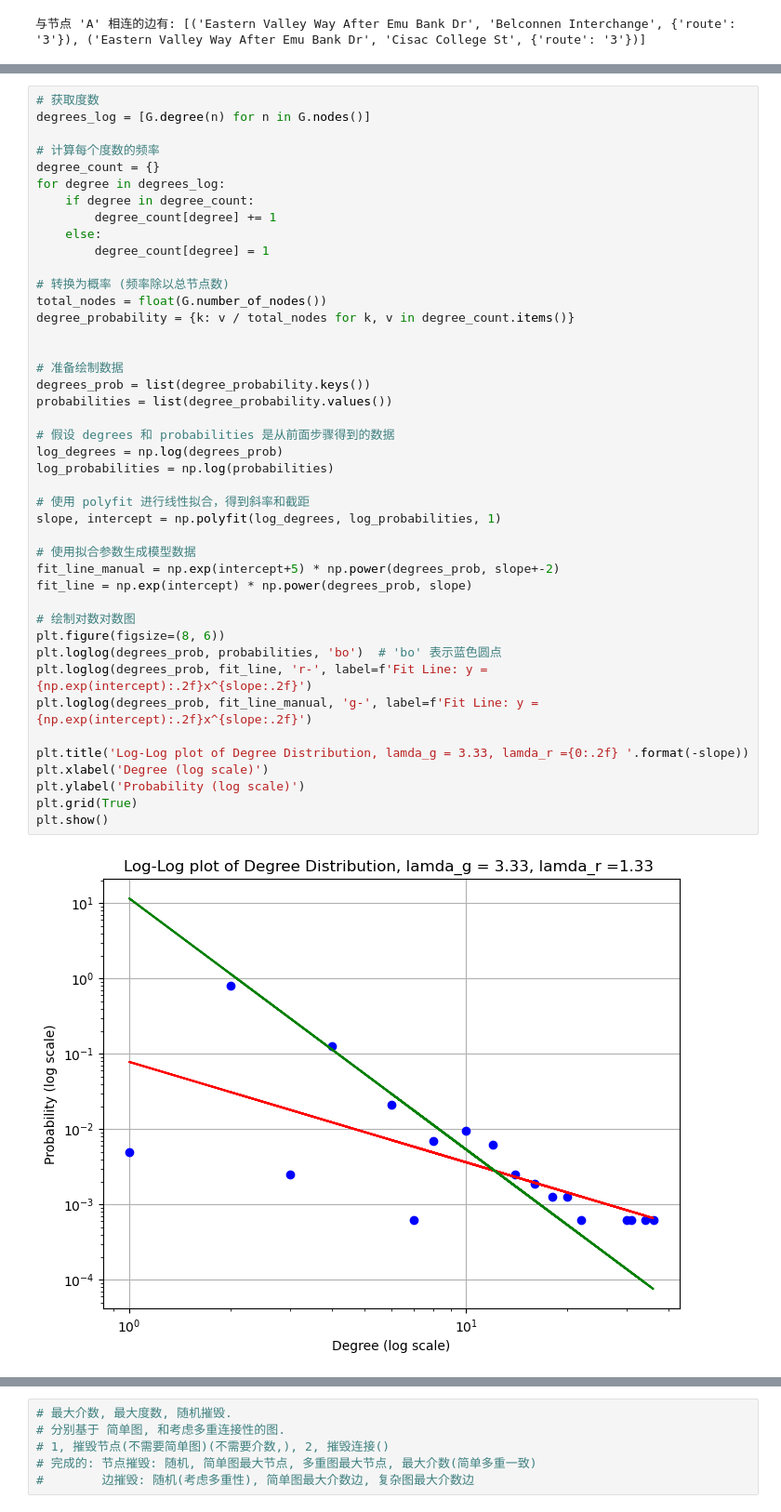
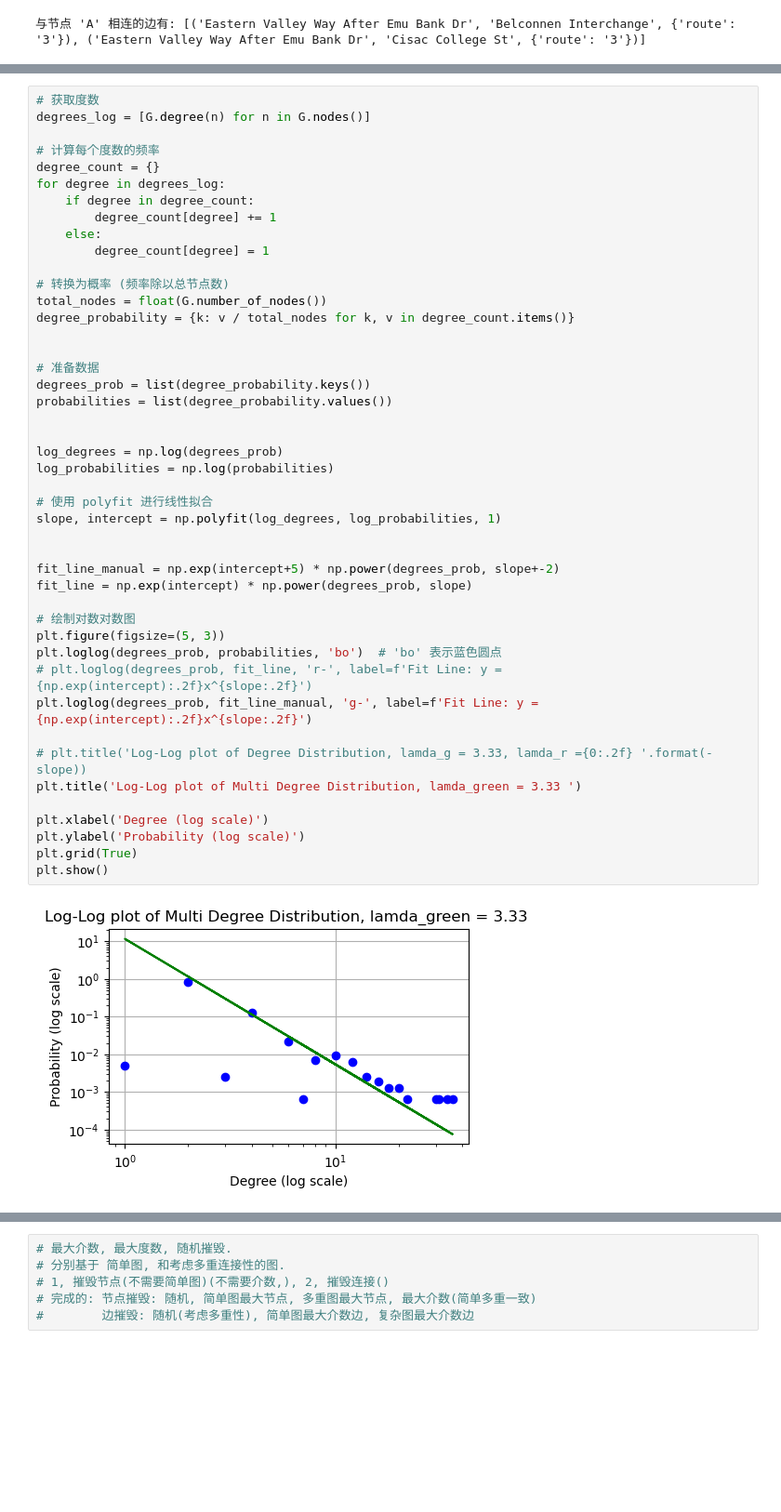
Before and after one commit to EmberNed/CBR-Robustness-study, a Jupyter notebook: grab_stops.ipynb, the cells around one changed output, grey strips where cells are left out. Shown at 93% size. Drawn from its saved outputs; the diff is of its cells as text; blank space fills up the shorter version.

```diff
--- a/grab_stops.ipynb
+++ b/grab_stops.ipynb
@@ -580,38 +577,40 @@ for degree in degrees_log:
     if degree in degree_count:
         degree_count[degree] += 1
     else:
         degree_count[degree] = 1
 
 # 转换为概率 (频率除以总节点数)
 total_nodes = float(G.number_of_nodes())
 degree_probability = {k: v / total_nodes for k, v in degree_count.items()}
 
 
-# 准备绘制数据
+# 准备数据
 degrees_prob = list(degree_probability.keys())
 probabilities = list(degree_probability.values())
 
-# 假设 degrees 和 probabilities 是从前面步骤得到的数据
+
 log_degrees = np.log(degrees_prob)
 log_probabilities = np.log(probabilities)
 
-# 使用 polyfit 进行线性拟合，得到斜率和截距
+# 使用 polyfit 进行线性拟合
 slope, intercept = np.polyfit(log_degrees, log_probabilities, 1)
 
-# 使用拟合参数生成模型数据
+
 fit_line_manual = np.exp(intercept+5) * np.power(degrees_prob, slope+-2)
 fit_line = np.exp(intercept) * np.power(degrees_prob, slope)
 
 # 绘制对数对数图
-plt.figure(figsize=(8, 6))
+plt.figure(figsize=(5, 3))
 plt.loglog(degrees_prob, probabilities, 'bo')  # 'bo' 表示蓝色圆点
-plt.loglog(degrees_prob, fit_line, 'r-', label=f'Fit Line: y = {np.exp(intercept):.2f}x^{slope:.2f}')
+# plt.loglog(degrees_prob, fit_line, 'r-', label=f'Fit Line: y = {np.exp(intercept):.2f}x^{slope:.2f}')
 plt.loglog(degrees_prob, fit_line_manual, 'g-', label=f'Fit Line: y = {np.exp(intercept):.2f}x^{slope:.2f}')
 
-plt.title('Log-Log plot of Degree Distribution, lamda_g = 3.33, lamda_r ={0:.2f} '.format(-slope))
+# plt.title('Log-Log plot of Degree Distribution, lamda_g = 3.33, lamda_r ={0:.2f} '.format(-slope))
+plt.title('Log-Log plot of Multi Degree Distribution, lamda_green = 3.33 ')
+
 plt.xlabel('Degree (log scale)')
 plt.ylabel('Probability (log scale)')
 plt.grid(True)
 plt.show()
 # %% [output]
-[figure, old version]
+[figure, new version]
```
Also changed, not shown: parts of 15 cells of this notebook, 2 other files.
